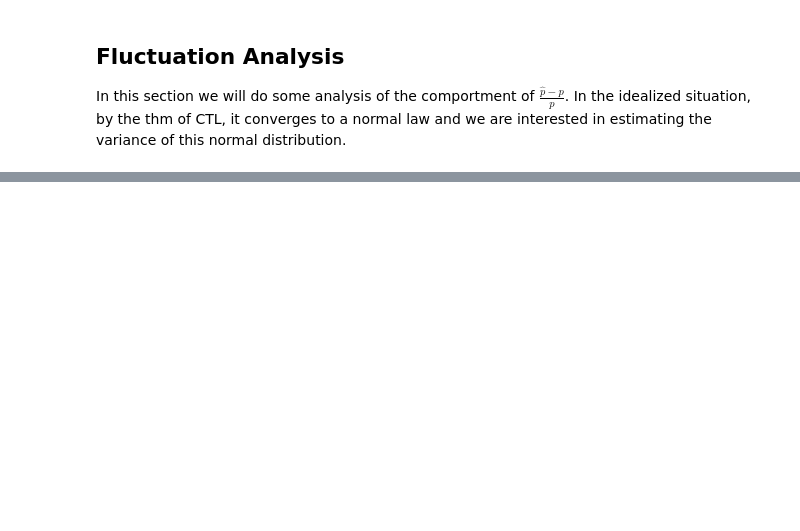
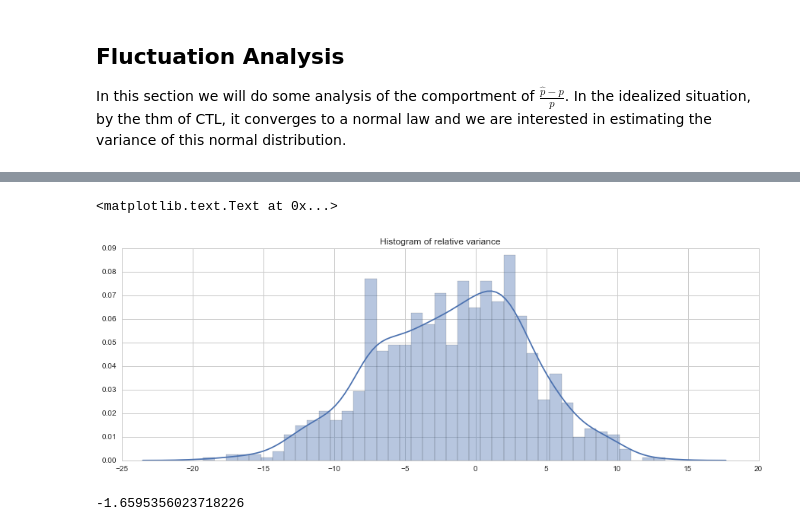
Before and after one commit to MGIMM/Rare-Events, a Jupyter notebook: simulation/Toy Example (dim = 1).ipynb, the cells around one changed output, grey strips where cells are left out. Drawn from its saved outputs; the diff is of its cells as text; code cells hidden in the pictures; blank space fills up the shorter version.

Commit message:
histogram of adapted version added

```diff
--- a/simulation/Toy Example (dim = 1).ipynb
+++ b/simulation/Toy Example (dim = 1).ipynb
@@ -80,7 +80,6 @@ from scipy.stats import norm
 # sequence of levels
 
 q_test = 4
-
 p = (1-norm.cdf(q_test))*2
 
 ###idealized situation
@@ -91,8 +90,8 @@ r = p/(p_0**n_0)
 print "p_0 = ", p_0, '\t n_0 =',n_0,"\t r = ",r
 
 L = [-np.Inf]
-for k in range(1,n_0,1):
-    L = np.append(L, norm.ppf(1-p_0**k/2))
+for k in range(1,n_0+1,1):
+    L = np.append(L, norm.ppf(1 - p_0**k/2))
 L_ideal = np.append(L, q_test)
 num_lev = len(L_ideal)
 
@@ -103,7 +102,7 @@ print "num_lev: ",num_lev
 print "level interested, L = ",q_test
 # real value of p
 print "real value of p:" ,p
-print "theoric relative variance: ", sigma_theoric
+print "theoric relative variance: ", sigma_theoric**2
 # %% [output]
 p_0 =  0.5       n_0 = 13        r =  0.518901626194
 sequence of levels:  [       -inf  0.67448975  1.15034938  1.53412054  1.86273187  2.15387469
@@ -128,44 +127,47 @@ L = L_ideal
 print "std_tuning: ",std_tuning
 print "levels: ", L
 
-
-###Estimation of p
+# ###Estimation of p
 
 N = 10000 # number of samples
 X= np.random.normal(0,1,N)
 p_hat = []
 
 for k in range(num_lev-1):
-    I = []
-    X_tilde = np.zeros(N)
+
     print "k = ", k
+###### construction of I_k
 
-
-###### construction of I_k
-    for j in range(N):
-        if S(X[j])>L[k+1]:
-            I = np.append(I,X[j])
+    I = [X[j] for j in range(N) if S(X[j])>L[k+1]]
     l = len(I)
     p_hat = np.append(p_hat, l/np.float(N))
     #print "estimation of p_k" ,p_hat[k]
 ######
 
+
+    X_tilde = np.zeros(N)
     X_tilde[0:l] = I
     I = np.random.permutation(I)
-    for i in range(l,N,1):
-        X_tilde[i] = I[i%l]
+    for j in range(l,N,1):
+        X_tilde[j] = I[j%l]
 
     for j in range(N):
         X_iter = np.random.normal(X_tilde[j]/c,std_tuning,1)
         if S(X_iter)>L[k+1]:
             X[j] = X_iter
+        else:
+            X[j] = X_tilde[j]
+
+    if np.sum(S(X[j])<=L[k+1])==0:
+        print "yes"
+
 
     #print "size of I_k: ", l
     #print"\t"
 
 
 
-var_rel = (p - np.prod(p_hat))/p*np.sqrt(N)
+var_rel = np.sqrt(N) * (p - np.prod(p_hat))/p
 print "real value of p:" ,p
 print "estimation of p: ", np.prod(p_hat)
 print "relative variation: ", var_rel
@@ -247,7 +254,7 @@ $$bias \sim O(\frac1N)$$
 
 * The bias is non-negative, so the estimation is always a little bit overvalued
 # %%
-q_test = 5
+q_test = 4
 from scipy.stats import norm
 p = (1-norm.cdf(q_test))*2
 print "real value of p:" ,p
@@ -491,3 +516,11 @@ sim_5000
 # %%
 plt.figure(figsize = [15,5])
-plt.hist(np.array(sim_5000)[:,1],bins = 50)
+sns.distplot(np.array(sim_5000)[:,1],bins = 40)
+plt.title('Histogram of relative variance')
+# %% [output]
+<matplotlib.text.Text at 0x...>
+[figure, added]
+# %%
+np.mean(np.array(sim_5000)[:,1])
+# %% [output]
+-1.6595356023718226
```
Also changed, not shown: parts of 7 cells of this notebook.
